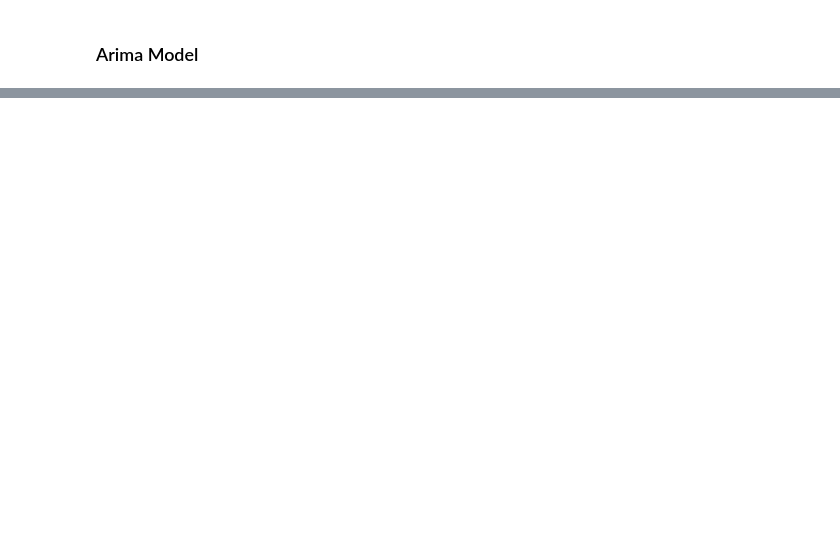
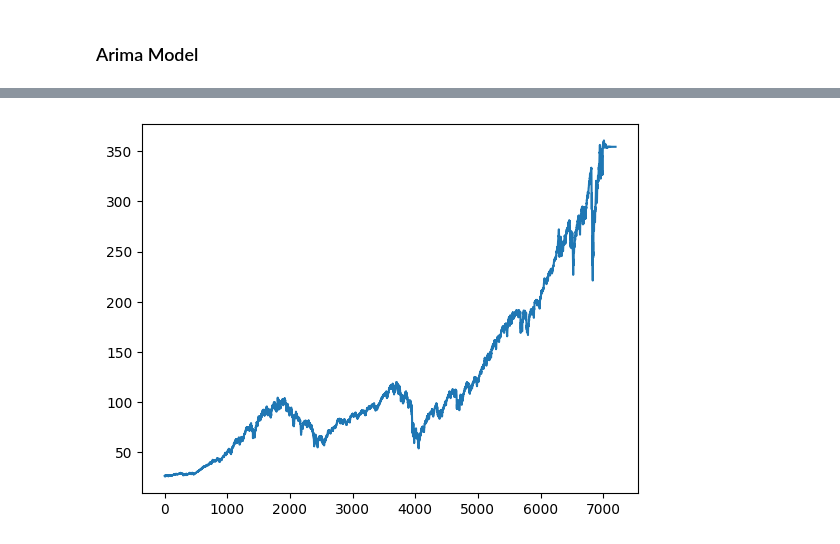
Before and after one commit to NastyVader/CryptoPortal, a Jupyter notebook: Stock-Prediction-using-different-models-main/Stock-Prediction-using-different-models-main/SPY and DIA ETF Analysis.ipynb, the cells around one changed output, grey strips where cells are left out. Saved outputs shown, nothing was run; the diff lists cells and outputs as text; code cells hidden in the pictures; blank space fills up the shorter version.

```diff
--- a/Stock-Prediction-using-different-models-main/Stock-Prediction-using-different-models-main/SPY and DIA ETF Analysis.ipynb
+++ b/Stock-Prediction-using-different-models-main/Stock-Prediction-using-different-models-main/SPY and DIA ETF Analysis.ipynb
@@ -461,0 +88,21 @@ dtype: int64
+# %%
+df = pd.DataFrame(spy.loc[:, 'Close'])
+dr = list(df['Close'])
+
+
+f=200
+
+
+for i in range(1):
+    model = ARIMA(dr, order=(60,1,1))
+    model_fit = model.fit()
+
+    forecast = model_fit.forecast(steps=f)
+    dr+=list(forecast)
+
+
+# plt.plot(spy['day_return'])
+plt.plot(dr)
+plt.show()
+# %% [output]
+[figure, added]
```
Also changed, not shown: parts of 49 cells of this notebook.
